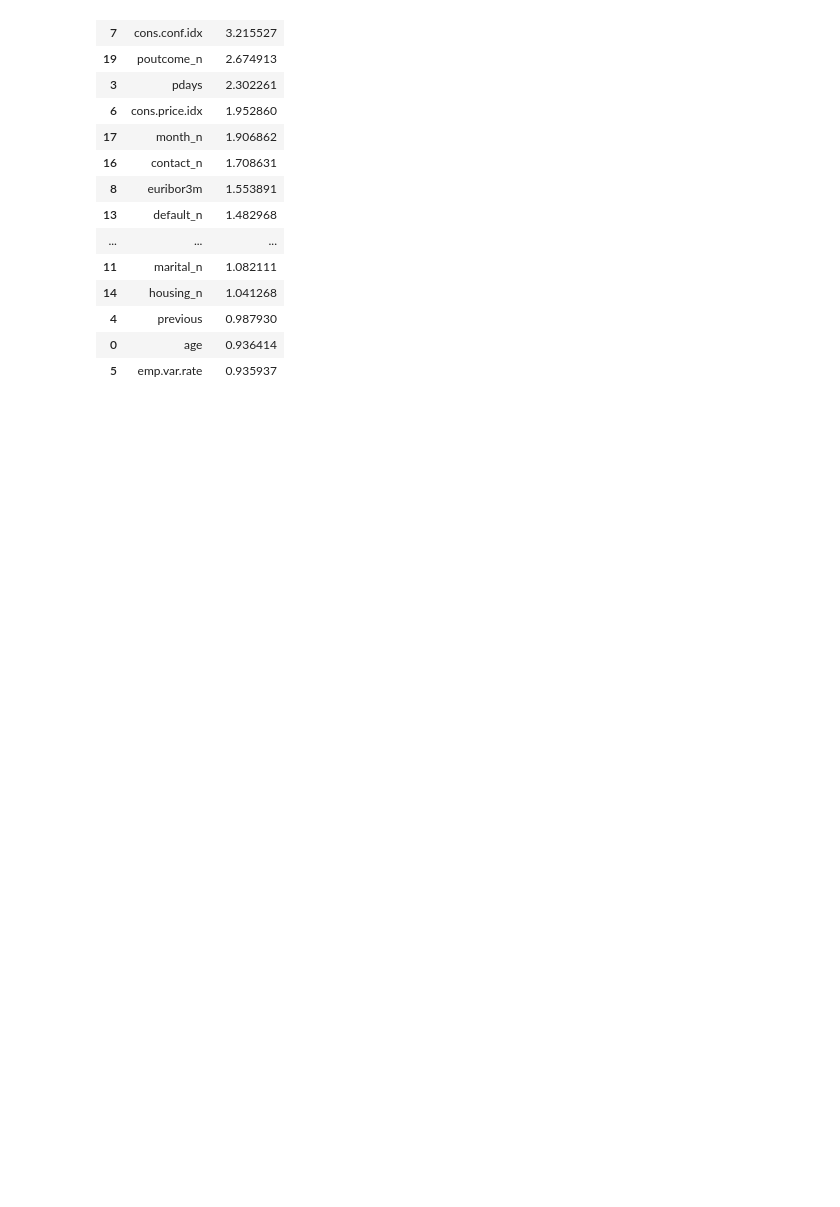
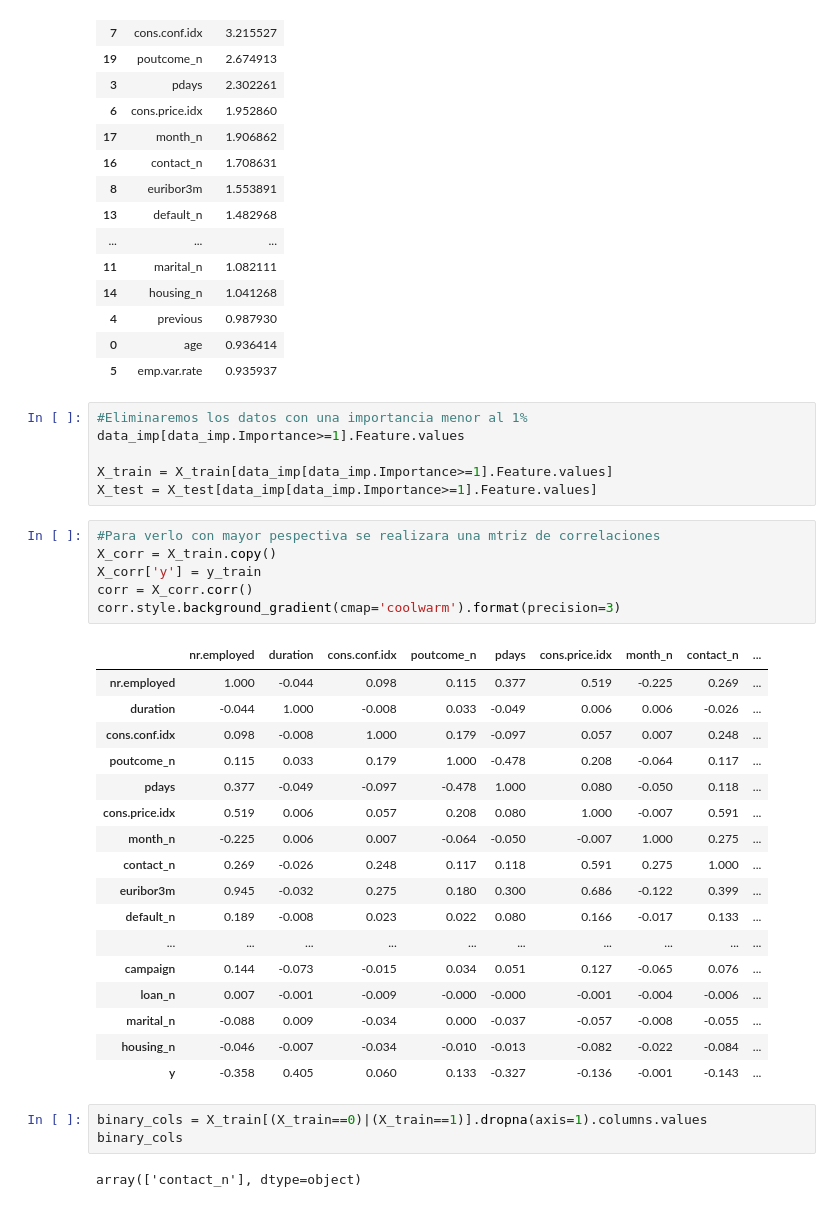
Before and after one commit to 4GeeksAcademy/Hector-machine-learning-algorithm-python-template, a Jupyter notebook: src/explore.ipynb, the cells around one changed output. Saved outputs shown, nothing was run; the diff lists cells and outputs as text; blank space fills up the shorter version.

```diff
--- a/src/explore.ipynb
+++ b/src/explore.ipynb
@@ -138,3 +147,38 @@ data_imp
 | 4 | previous | 0.987930 |
 | 0 | age | 0.936414 |
 | 5 | emp.var.rate | 0.935937 |
+# %%
+#Eliminaremos los datos con una importancia menor al 1%
+data_imp[data_imp.Importance>=1].Feature.values
+
+X_train = X_train[data_imp[data_imp.Importance>=1].Feature.values]
+X_test = X_test[data_imp[data_imp.Importance>=1].Feature.values]
+# %%
+#Para verlo con mayor pespectiva se realizara una mtriz de correlaciones
+X_corr = X_train.copy()
+X_corr['y'] = y_train
+corr = X_corr.corr()
+corr.style.background_gradient(cmap='coolwarm').format(precision=3)
+# %% [output]
+|  | nr.employed | duration | cons.conf.idx | poutcome_n | pdays | cons.price.idx | month_n | contact_n | ... |
+| nr.employed | 1.000 | -0.044 | 0.098 | 0.115 | 0.377 | 0.519 | -0.225 | 0.269 | ... |
+| duration | -0.044 | 1.000 | -0.008 | 0.033 | -0.049 | 0.006 | 0.006 | -0.026 | ... |
+| cons.conf.idx | 0.098 | -0.008 | 1.000 | 0.179 | -0.097 | 0.057 | 0.007 | 0.248 | ... |
+| poutcome_n | 0.115 | 0.033 | 0.179 | 1.000 | -0.478 | 0.208 | -0.064 | 0.117 | ... |
+| pdays | 0.377 | -0.049 | -0.097 | -0.478 | 1.000 | 0.080 | -0.050 | 0.118 | ... |
+| cons.price.idx | 0.519 | 0.006 | 0.057 | 0.208 | 0.080 | 1.000 | -0.007 | 0.591 | ... |
+| month_n | -0.225 | 0.006 | 0.007 | -0.064 | -0.050 | -0.007 | 1.000 | 0.275 | ... |
+| contact_n | 0.269 | -0.026 | 0.248 | 0.117 | 0.118 | 0.591 | 0.275 | 1.000 | ... |
+| euribor3m | 0.945 | -0.032 | 0.275 | 0.180 | 0.300 | 0.686 | -0.122 | 0.399 | ... |
+| default_n | 0.189 | -0.008 | 0.023 | 0.022 | 0.080 | 0.166 | -0.017 | 0.133 | ... |
+| ... | ... | ... | ... | ... | ... | ... | ... | ... | ... |
+| campaign | 0.144 | -0.073 | -0.015 | 0.034 | 0.051 | 0.127 | -0.065 | 0.076 | ... |
+| loan_n | 0.007 | -0.001 | -0.009 | -0.000 | -0.000 | -0.001 | -0.004 | -0.006 | ... |
+| marital_n | -0.088 | 0.009 | -0.034 | 0.000 | -0.037 | -0.057 | -0.008 | -0.055 | ... |
+| housing_n | -0.046 | -0.007 | -0.034 | -0.010 | -0.013 | -0.082 | -0.022 | -0.084 | ... |
+| y | -0.358 | 0.405 | 0.060 | 0.133 | -0.327 | -0.136 | -0.001 | -0.143 | ... |
+# %%
+binary_cols = X_train[(X_train==0)|(X_train==1)].dropna(axis=1).columns.values
+binary_cols
+# %% [output]
+array(['contact_n'], dtype=object)
```
Also changed, not shown: parts of 9 cells of this notebook.
